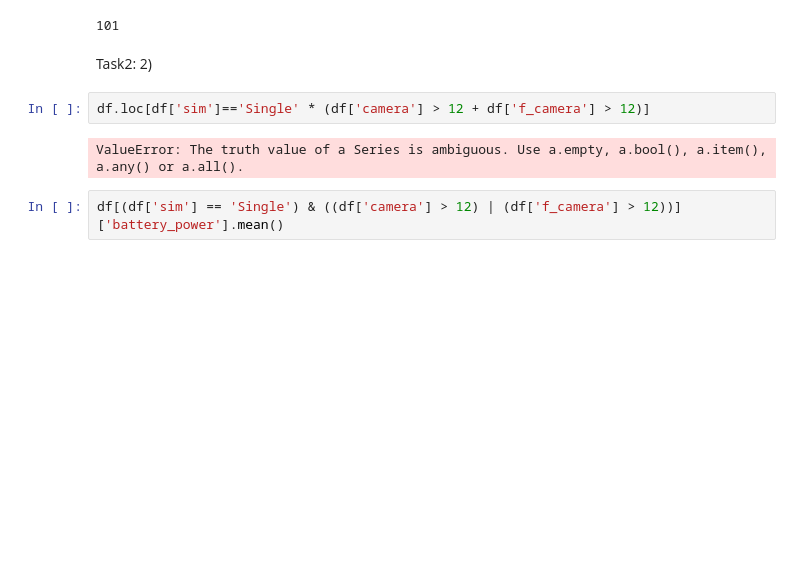
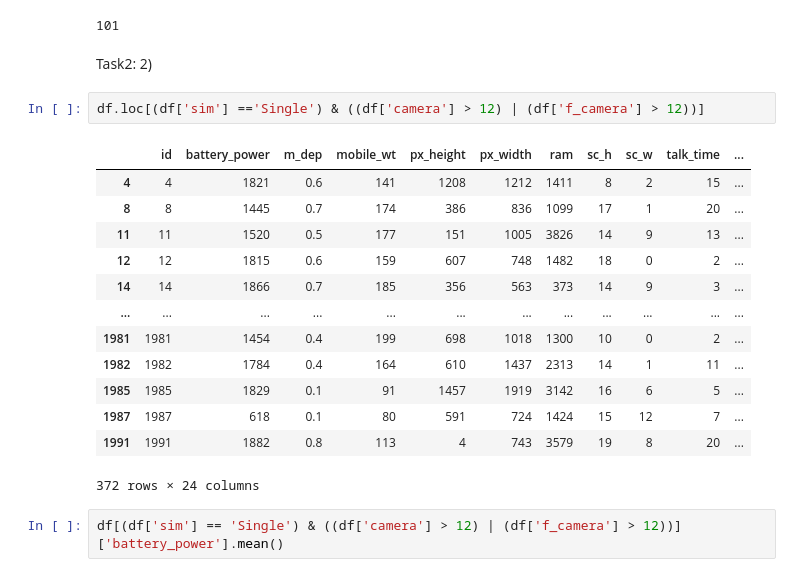
Before and after one commit to shaharariel95/Python-Class, a Jupyter notebook: mobile_prices1.ipynb, the cells around one changed output. Saved outputs shown, nothing was run; the diff lists cells and outputs as text; blank space fills up the shorter version.

Commit message:
Finished all but pivot table

```diff
--- a/mobile_prices1.ipynb
+++ b/mobile_prices1.ipynb
@@ -100,9 +66,21 @@ Task 2: 1)
 # %% [markdown]
 Task2: 2)
 # %%
-df.loc[df['sim']=='Single' * (df['camera'] > 12 + df['f_camera'] > 12)]
+df.loc[(df['sim'] =='Single') & ((df['camera'] > 12) | (df['f_camera'] > 12))]
 # %% [output]
+|  | id | battery_power | m_dep | mobile_wt | px_height | px_width | ram | sc_h | sc_w | talk_time | ... |
+| 4 | 4 | 1821 | 0.6 | 141 | 1208 | 1212 | 1411 | 8 | 2 | 15 | ... |
+| 8 | 8 | 1445 | 0.7 | 174 | 386 | 836 | 1099 | 17 | 1 | 20 | ... |
+| 11 | 11 | 1520 | 0.5 | 177 | 151 | 1005 | 3826 | 14 | 9 | 13 | ... |
+| 12 | 12 | 1815 | 0.6 | 159 | 607 | 748 | 1482 | 18 | 0 | 2 | ... |
+| 14 | 14 | 1866 | 0.7 | 185 | 356 | 563 | 373 | 14 | 9 | 3 | ... |
+| ... | ... | ... | ... | ... | ... | ... | ... | ... | ... | ... | ... |
+| 1981 | 1981 | 1454 | 0.4 | 199 | 698 | 1018 | 1300 | 10 | 0 | 2 | ... |
+| 1982 | 1982 | 1784 | 0.4 | 164 | 610 | 1437 | 2313 | 14 | 1 | 11 | ... |
+| 1985 | 1985 | 1829 | 0.1 | 91 | 1457 | 1919 | 3142 | 16 | 6 | 5 | ... |
+| 1987 | 1987 | 618 | 0.1 | 80 | 591 | 724 | 1424 | 15 | 12 | 7 | ... |
+| 1991 | 1991 | 1882 | 0.8 | 113 | 4 | 743 | 3579 | 19 | 8 | 20 | ... |
-ValueError: The truth value of a Series is ambiguous. Use a.empty, a.bool(), a.item(), a.any() or a.all().
+372 rows × 24 columns
 # %%
 df[(df['sim'] == 'Single') & ((df['camera'] > 12) | (df['f_camera'] > 12))]['battery_power'].mean()
 # %% [output]
```
Also changed, not shown: parts of 9 cells of this notebook.
